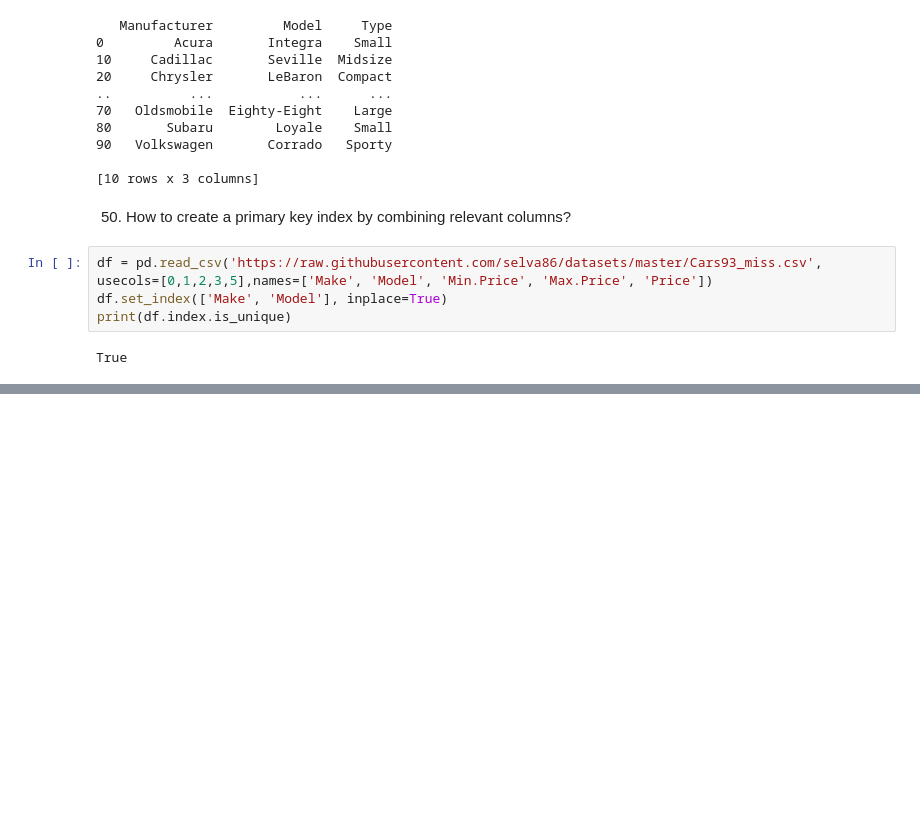
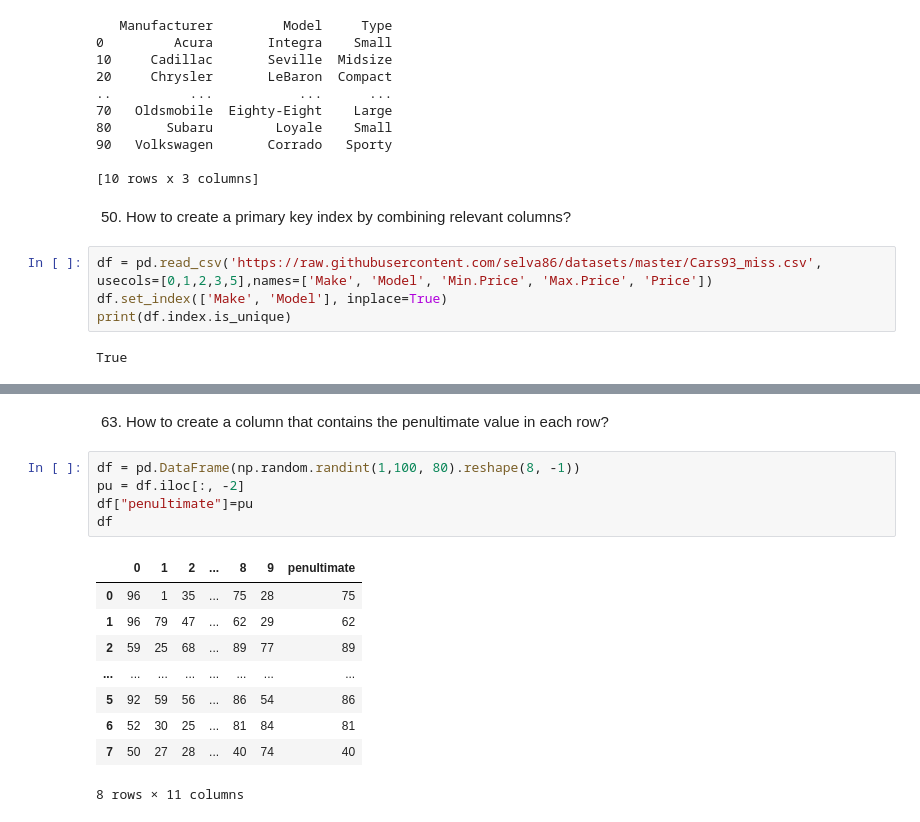
Before and after one commit to itskvhere/Task1, a Jupyter notebook: Pandasex/Pandasex.ipynb, the cells around one changed output, grey strips where cells are left out. Drawn from its saved outputs; the diff is of its cells as text; blank space fills up the shorter version.

```diff
--- a/Pandasex/Pandasex.ipynb
+++ b/Pandasex/Pandasex.ipynb
@@ -696,0 +878,17 @@ True
+# %% [markdown]
+63. How to create a column that contains the penultimate value in each row?
+# %%
+df = pd.DataFrame(np.random.randint(1,100, 80).reshape(8, -1))
+pu = df.iloc[:, -2]
+df["penultimate"]=pu
+df
+# %% [output]
+|  | 0 | 1 | 2 | ... | 8 | 9 | penultimate |
+| 0 | 96 | 1 | 35 | ... | 75 | 28 | 75 |
+| 1 | 96 | 79 | 47 | ... | 62 | 29 | 62 |
+| 2 | 59 | 25 | 68 | ... | 89 | 77 | 89 |
+| ... | ... | ... | ... | ... | ... | ... | ... |
+| 5 | 92 | 59 | 56 | ... | 86 | 54 | 86 |
+| 6 | 52 | 30 | 25 | ... | 81 | 84 | 81 |
+| 7 | 50 | 27 | 28 | ... | 40 | 74 | 40 |
+8 rows × 11 columns
```
Also changed, not shown: parts of 48 cells of this notebook.
